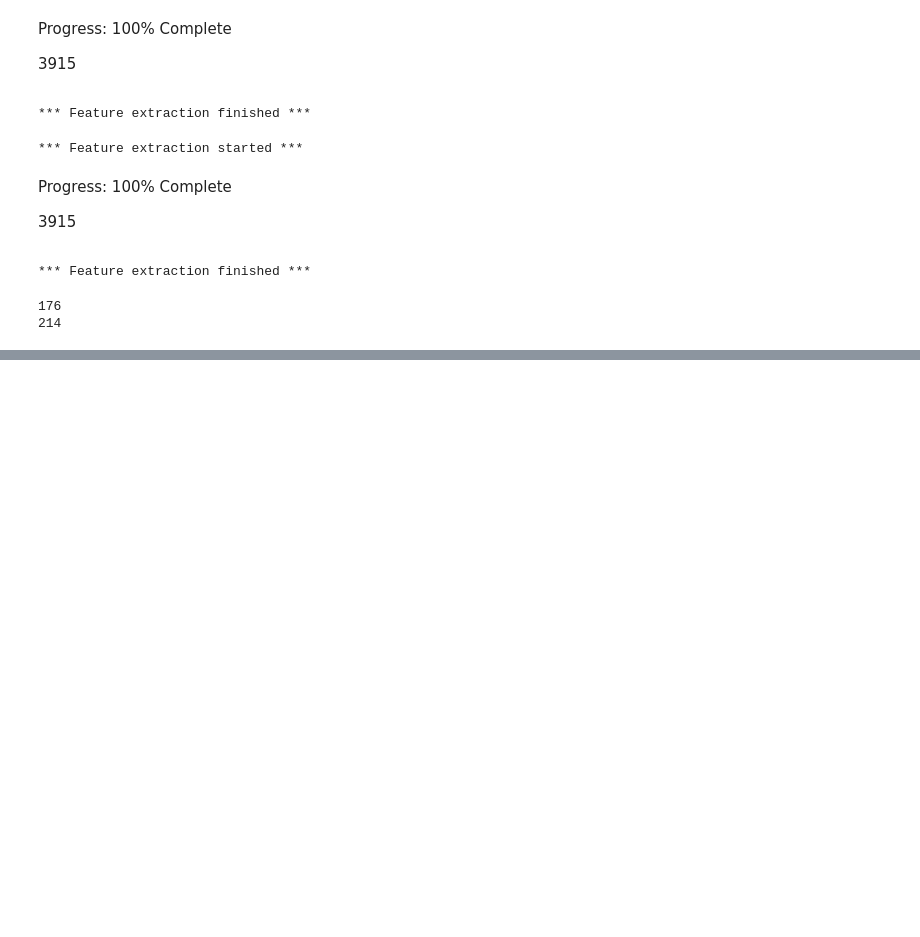
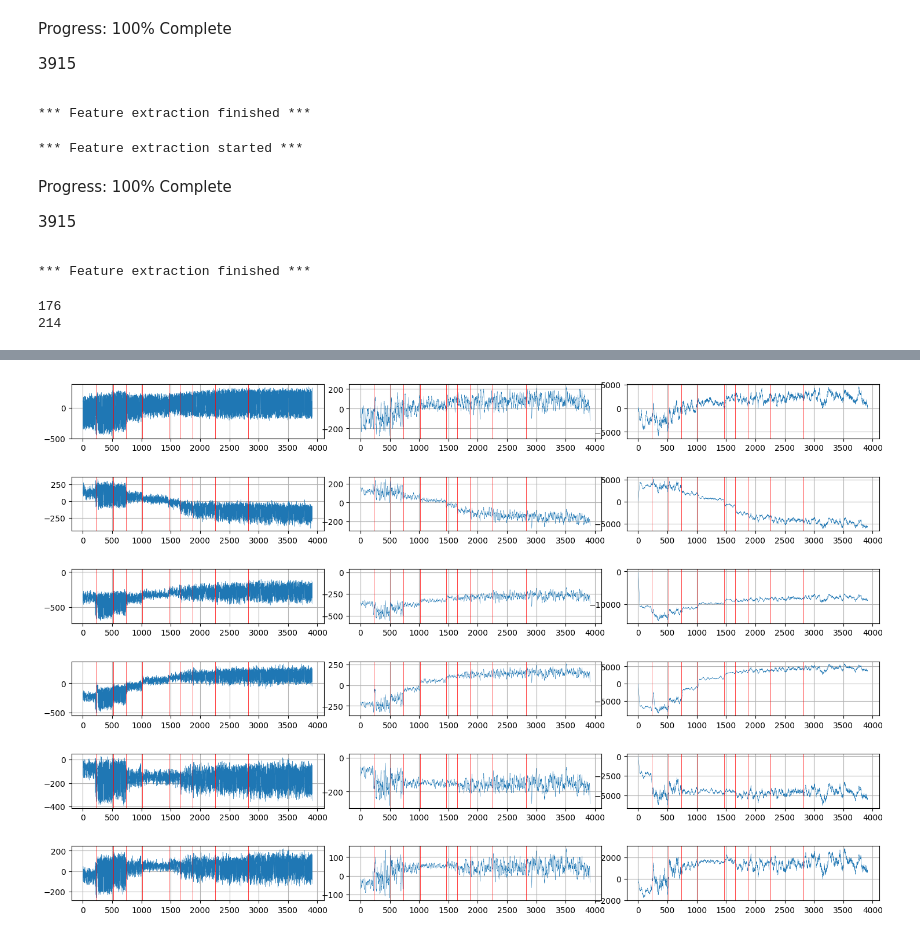
Before and after one commit to PetrGavrilin/VKR_URFU, a Jupyter notebook: VKR_part2_Preprocessing.ipynb, the cells around one changed output, grey strips where cells are left out. Saved outputs shown, nothing was run; the diff lists cells and outputs as text; code cells hidden in the pictures; blank space fills up the shorter version.

```diff
--- a/VKR_part2_Preprocessing.ipynb
+++ b/VKR_part2_Preprocessing.ipynb
@@ -19,10 +20,10 @@ sys.path.append('/content')
 
 from vkr_function import my_features_extraction
 # %%
-#Y = pd.read_csv('/content/flow_rate.csv')
+Y = pd.read_csv('/content/flow_rate.csv')
 sig_up = pd.read_csv('/content/sig_up.csv')
 sig_dw = pd.read_csv('/content/sig_dw.csv')
-#borders = pd.read_csv('/content/borders.csv').values.tolist()[0]
+borders = pd.read_csv('/content/borders.csv').values.tolist()[0]
 # %%
 nX_up = my_features_extraction(sig_up)
 # %% [output]
@@ -132,0 +150,39 @@ X_tsfel_rol.to_csv('/content/X_tsfel_rol.csv', index=False)
+# %%
+
+fig = plt.figure(figsize = (18, 24))
+fig.subplots_adjust(hspace = 0.7, wspace = 0.1)
+
+limit_ = 3500
+j = 0
+
+for i in range(1, 300, 50):
+  j+=1
+  ax = fig.add_subplot(12, 3, j)
+  #lt.title("без обработки")
+  #plt.xlabel("Номер измерения")
+  plt.plot(sig_up.iloc[:,i], linewidth= 0.3)
+  for x in borders:
+    if x < limit_:
+        plt.axline((x, X_tsfel[i].max()), (x, X_tsfel[i].min()), color="red", linewidth= 0.5)
+  plt.grid()
+  j+=1
+  ax = fig.add_subplot(12, 3, j)
+  plt.title("Savgol")
+  #plt.xlabel("Номер измерения")
+  plt.plot(sig_up_sg.iloc[:,i], linewidth= 0.3)
+  for x in borders:
+    if x < limit_:
+        plt.axline((x, X_tsfel[i].max()), (x, X_tsfel[i].min()), color="red", linewidth= 0.5)
+  plt.grid()
+  j+=1
+  ax = fig.add_subplot(12, 3, j)
+  plt.title("Скользящее среднее")
+  #plt.xlabel("Номер измерения")
+  plt.plot(sig_up_rol.iloc[:,i], linewidth= 0.3)
+  for x in borders:
+    if x < limit_:
+        plt.axline((x, X_tsfel[i].max()), (x, X_tsfel[i].min()), color="red", linewidth= 0.5)
+  plt.grid()
+plt.show()
+# %% [output]
+[figure, added]
```
Also changed, not shown: parts of 2 cells of this notebook.
